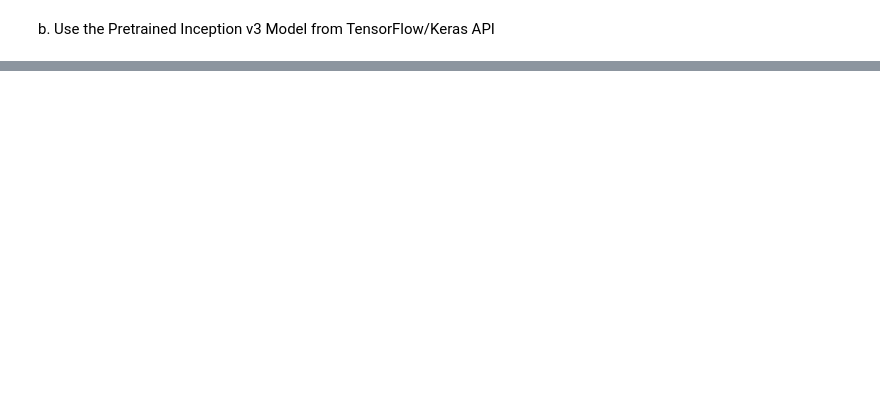
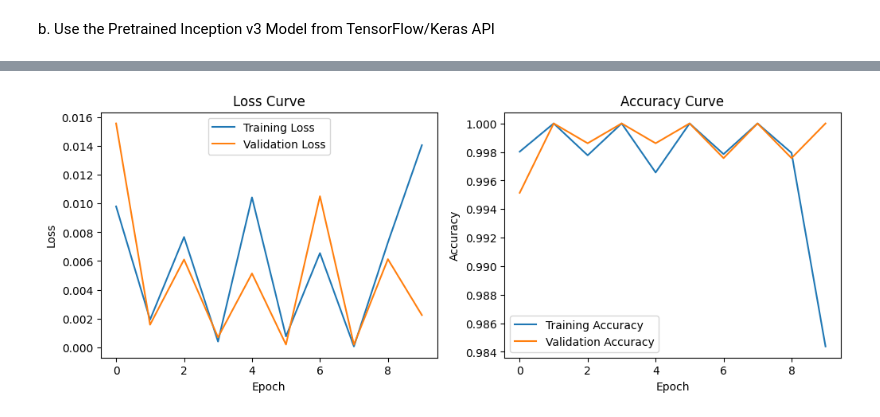
Before and after one commit to eduardosilveira12/handson-ml-deep_learning, a Jupyter notebook: ConvolutionalNeuralNetworks/ConvolutionalNeuralNetworks.ipynb, the cells around one changed output, grey strips where cells are left out. Drawn from its saved outputs; the diff is of its cells as text; code cells hidden in the pictures; blank space fills up the shorter version.

```diff
--- a/ConvolutionalNeuralNetworks/ConvolutionalNeuralNetworks.ipynb
+++ b/ConvolutionalNeuralNetworks/ConvolutionalNeuralNetworks.ipynb
@@ -168,0 +280,23 @@ inception_v3_arg_scope() function.
+# %%
+base_model.trainable = False # Freeze the base model to retain pre-trained weights
+# %%
+# Add a new head to the model
+x = base_model.output
+x = GlobalAveragePooling2D()(x)
+x = Dropout(0.3)(x)
+x = Dense(1024, activation='relu')(x)
+predictions = Dense(train_generator.num_classes, activation='softmax')(x)
+# %%
+# Combine base model and new head
+model = Model(inputs=base_model.input, outputs=predictions)
+
+model.compile(optimizer='adam', loss='categorical_crossentropy', metrics=['accuracy'])
+# %%
+# Train the model
+history = model.fit(
+    train_generator,
+    validation_data=val_generator,
+    epochs=10,
+    steps_per_epoch=train_generator.samples // train_generator.batch_size,
+    validation_steps=val_generator.samples // val_generator.batch_size
+)
@@ -168,0 +333,24 @@ inception_v3_arg_scope() function.
+# %%
+plt.figure(figsize=(12, 4))
+
+# Loss curve
+plt.subplot(1, 2, 1)
+plt.plot(history.history['loss'], label='Training Loss')
+plt.plot(history.history['val_loss'], label='Validation Loss')
+plt.title('Loss Curve')
+plt.xlabel('Epoch')
+plt.ylabel('Loss')
+plt.legend()
+
+# Accuracy curve
+plt.subplot(1, 2, 2)
+plt.plot(history.history['accuracy'], label='Training Accuracy')
+plt.plot(history.history['val_accuracy'], label='Validation Accuracy')
+plt.title('Accuracy Curve')
+plt.xlabel('Epoch')
+plt.ylabel('Accuracy')
+plt.legend()
+
+plt.show()
+# %% [output]
+[figure, added]
```
Also changed, not shown: parts of 21 cells of this notebook.
